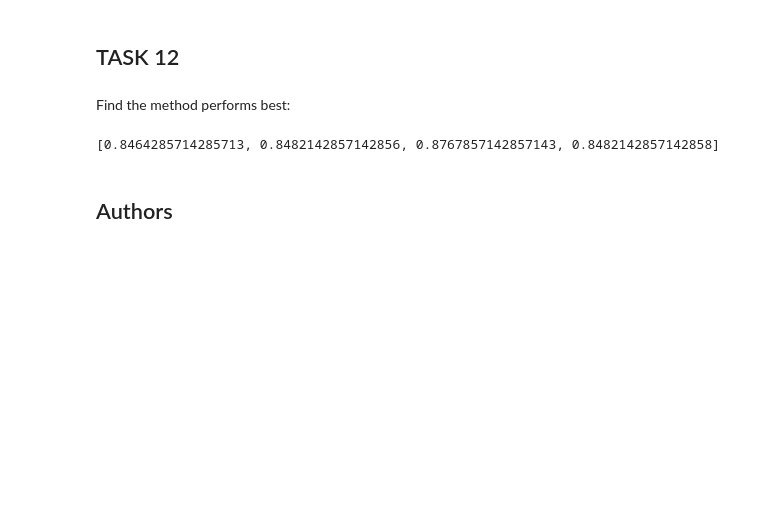
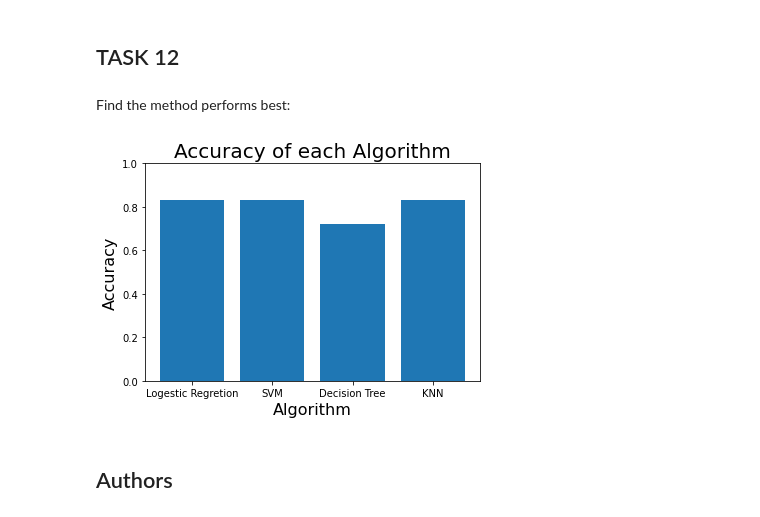
Before and after one commit to elllly/IBM-Applied-Data-Science, a Jupyter notebook: SpaceX_Machine_Learning_Prediction.ipynb, the cells around one changed output. Saved outputs shown, nothing was run; the diff lists cells and outputs as text; code cells hidden in the pictures; blank space fills up the shorter version.

```diff
--- a/SpaceX_Machine_Learning_Prediction.ipynb
+++ b/SpaceX_Machine_Learning_Prediction.ipynb
@@ -260,5 +235,6 @@ plot_confusion_matrix(Y_test,yhat)
 # %% [output]
 [figure]
 # %%
-print('Accuracy Score', accuracy_score(Y_test, yhat))
+svm_cv_acc = accuracy_score(Y_test, yhat)
+svm_cv_acc
 # %% [output]
@@ -339,10 +319,20 @@ knn_cv_acc = accuracy_score(Y_test, yhat)
 ## TASK  12
 # %% [markdown]
 Find the method performs best:
-# %%
-print([alg.best_score_ for alg in [logreg_cv, svm_cv, tree_cv, knn_cv]])
-# %% [output]
-[0.8464285714285713, 0.8482142857142856, 0.8767857142857143, 0.8482142857142858]
+# %%
+import matplotlib.pyplot as plt
+name = ['Logestic Regretion', 'SVM', 'Decision Tree', 'KNN']
+acc_list = [logreg_cv_acc, svm_cv_acc, tree_cv_acc, knn_cv_acc]
+
+fig = plt.plot(figsize=(5,5))
+plt.bar(name, acc_list)
+plt.xlabel('Algorithm', fontsize=16)
+plt.ylabel('Accuracy', fontsize=16)
+plt.title('Accuracy of each Algorithm', fontsize=20)
+plt.ylim(0,1)
+plt.show()
+# %% [output]
+[figure, added]
 # %% [markdown]
 ## Authors
 # %% [markdown]
```
Also changed, not shown: parts of 10 cells of this notebook.
